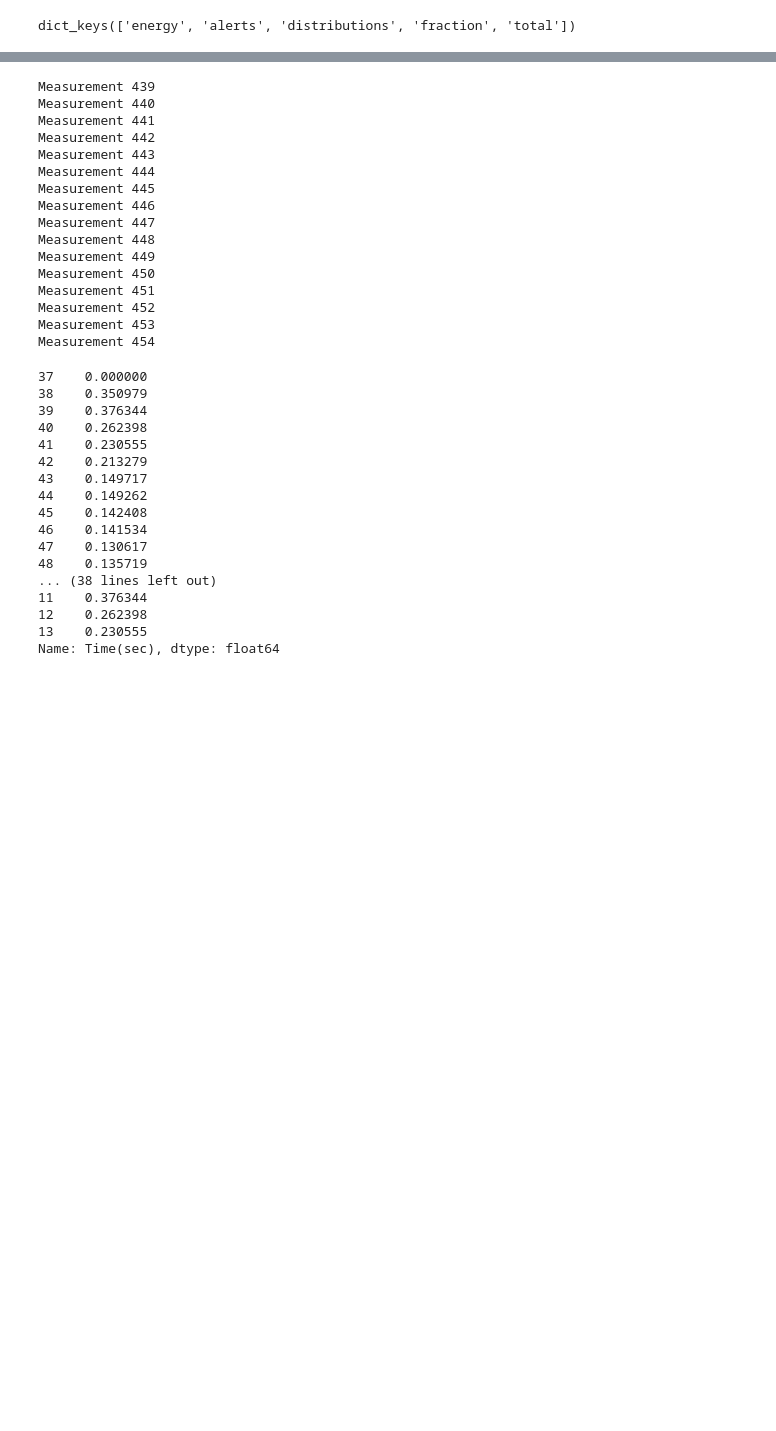
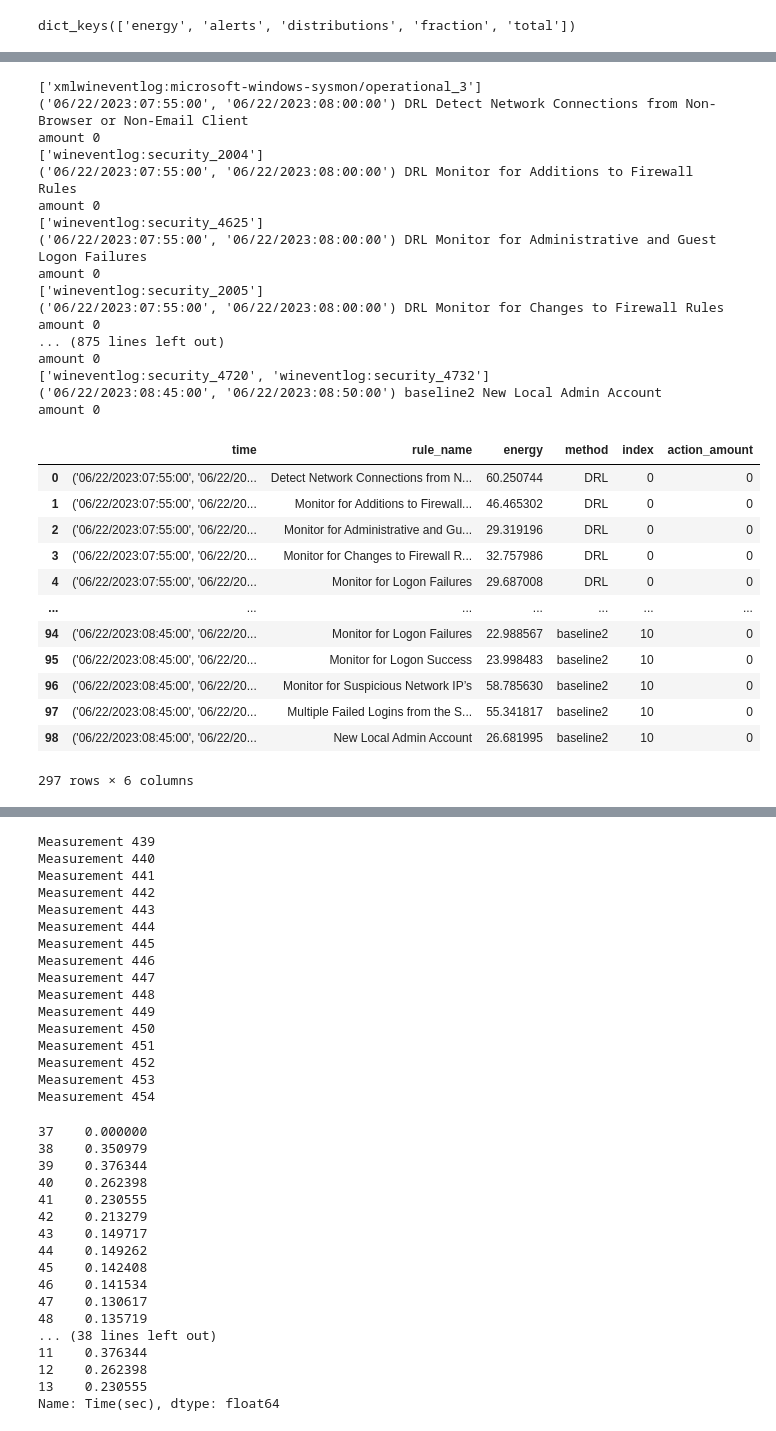
Before and after one commit to sapirani/GreenSecurityMeasurementAndOptimizationFramework, a Jupyter notebook: SplunkResearch/model/splunk_analysis.ipynb, the cells around one changed output, grey strips where cells are left out. Saved outputs shown, nothing was run; the diff lists cells and outputs as text; code cells hidden in the pictures; blank space fills up the shorter version.

```diff
--- a/SplunkResearch/model/splunk_analysis.ipynb
+++ b/SplunkResearch/model/splunk_analysis.ipynb
@@ -196,0 +288,30 @@ alt.Chart(rewards_total_df).mark_line().encode(
+# %%
+def get_time_action_df(mode, file_name):
+    with open(f'{expirment_dir}/{mode}/{file_name}.json') as f:
+        time_rules_energy_dict_test = json.load(f)
+    time_rules_energy_dict_test_data = []
+    for k, v in time_rules_energy_dict_test.items():
+        for logtype, num in v.items():
+            time_rules_energy_dict_test_data.append({'time': k, 'logtype':logtype, 'amount': num})
+    return pd.DataFrame(time_rules_energy_dict_test_data)
+test_action = get_time_action_df("test", 'action_dict_test')
+baseline1_action = get_time_action_df("test_baseline1", 'action_dict_test_baseline1')
+baseline2_action = get_time_action_df('test_baseline2', 'action_dict_test_baseline2')
+# %%
+# concat the dataframes into one dataframe with one column for the energy and one column for the method
+test_action['method'] = 'DRL'
+baseline1_action['method'] = 'baseline'
+# baseline2_action['method'] = 'baseline2'
+time_action_df = pd.concat([test_action, baseline1_action])
+time_to_index = {time:i for (i, time) in enumerate(time_action_df['time'].unique())}
+time_action_df['index'] = time_action_df['time'].apply(lambda x: time_to_index[x])
+# create a chart that shows the energy consumption of each rule for each method at each time
+alt.Chart(time_action_df).mark_bar().encode(
+    x='logtype',
+    y='amount',
+    column="index",
+    color='method'
+).properties(
+    title='Action of the DRL method vs the baseline methods',
+
+)
@@ -196,0 +320,45 @@ alt.Chart(rewards_total_df).mark_line().encode(
+# %%
+time_rules_energy_df['action_amount'] = 0
+time_action_df['logtype'] = time_action_df['logtype'].apply(lambda x: x.strip('(').strip(')').split(',')).apply(lambda x: '_'.join(x).replace("\'", '').replace(" ", ''))
+for method in time_rules_energy_df['method'].unique():
+    for time in time_rules_energy_df['time'].unique():
+        for rule in time_rules_energy_df['rule_name'].unique():
+            relevant_log_types = logtypes_by_rule_dict[rule.lower()]
+            print(relevant_log_types)
+            print(time, method, rule)
+            amount = time_action_df[(time_action_df['time'] == time) & (time_action_df['method'] == method) & (time_action_df['logtype'].isin(relevant_log_types)) ]['amount'].sum()
+            print('amount', amount)
+            # print( time_rules_energy_df[(time_rules_energy_df['time'] == time) & (time_rules_energy_df['method'] == method) & (time_rules_energy_df['rule_name'] == rule)])
+            time_rules_energy_df.loc[(time_rules_energy_df['time'] == time) & (time_rules_energy_df['method'] == method) & (time_rules_energy_df['rule_name'] == rule), 'action_amount'] = amount
+time_rules_energy_df
+# %% [output]
+['xmlwineventlog:microsoft-windows-sysmon/operational_3']
+('06/22/2023:07:55:00', '06/22/2023:08:00:00') DRL Detect Network Connections from Non-Browser or Non-Email Client
+amount 0
+['wineventlog:security_2004']
+('06/22/2023:07:55:00', '06/22/2023:08:00:00') DRL Monitor for Additions to Firewall Rules
+amount 0
+['wineventlog:security_4625']
+('06/22/2023:07:55:00', '06/22/2023:08:00:00') DRL Monitor for Administrative and Guest Logon Failures
+amount 0
+['wineventlog:security_2005']
+('06/22/2023:07:55:00', '06/22/2023:08:00:00') DRL Monitor for Changes to Firewall Rules
+amount 0
+... (875 lines left out)
+amount 0
+['wineventlog:security_4720', 'wineventlog:security_4732']
+('06/22/2023:08:45:00', '06/22/2023:08:50:00') baseline2 New Local Admin Account
+amount 0
+|  | time | rule_name | energy | method | index | action_amount |
+| 0 | ('06/22/2023:07:55:00', '06/22/20... | Detect Network Connections from N... | 60.250744 | DRL | 0 | 0 |
+| 1 | ('06/22/2023:07:55:00', '06/22/20... | Monitor for Additions to Firewall... | 46.465302 | DRL | 0 | 0 |
+| 2 | ('06/22/2023:07:55:00', '06/22/20... | Monitor for Administrative and Gu... | 29.319196 | DRL | 0 | 0 |
+| 3 | ('06/22/2023:07:55:00', '06/22/20... | Monitor for Changes to Firewall R... | 32.757986 | DRL | 0 | 0 |
+| 4 | ('06/22/2023:07:55:00', '06/22/20... | Monitor for Logon Failures | 29.687008 | DRL | 0 | 0 |
+| ... | ... | ... | ... | ... | ... | ... |
+| 94 | ('06/22/2023:08:45:00', '06/22/20... | Monitor for Logon Failures | 22.988567 | baseline2 | 10 | 0 |
+| 95 | ('06/22/2023:08:45:00', '06/22/20... | Monitor for Logon Success | 23.998483 | baseline2 | 10 | 0 |
+| 96 | ('06/22/2023:08:45:00', '06/22/20... | Monitor for Suspicious Network IP’s | 58.785630 | baseline2 | 10 | 0 |
+| 97 | ('06/22/2023:08:45:00', '06/22/20... | Multiple Failed Logins from the S... | 55.341817 | baseline2 | 10 | 0 |
+| 98 | ('06/22/2023:08:45:00', '06/22/20... | New Local Admin Account | 26.681995 | baseline2 | 10 | 0 |
+297 rows × 6 columns
```
Also changed, not shown: parts of 24 cells of this notebook, 5 other files.
